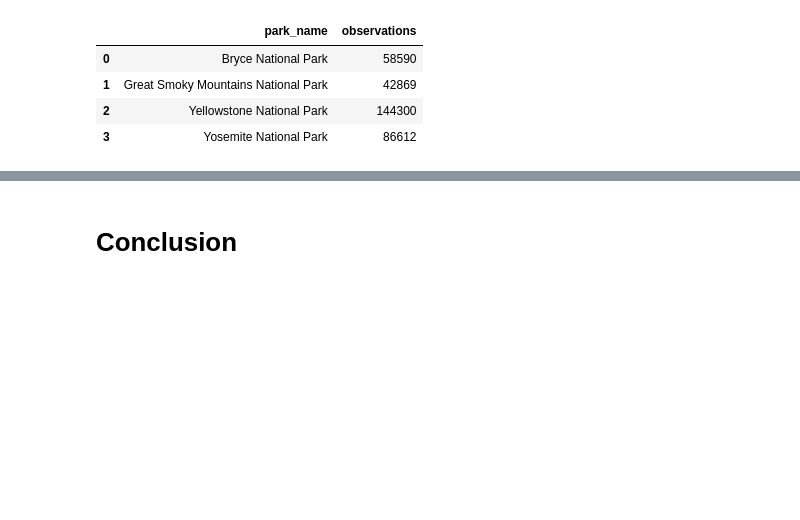
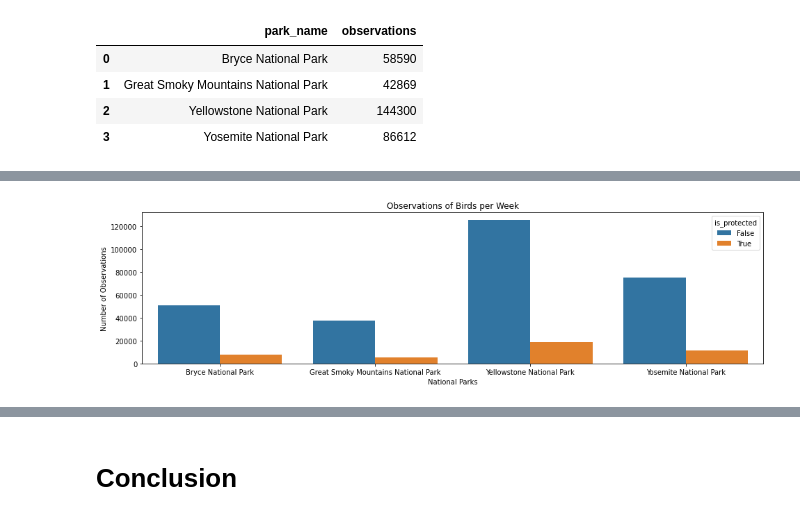
Before and after one commit to buga-man/data_science, a Jupyter notebook: biodiversity/biodiversity.ipynb, the cells around one changed output, grey strips where cells are left out. Drawn from its saved outputs; the diff is of its cells as text; code cells hidden in the pictures; blank space fills up the shorter version.

```diff
--- a/biodiversity/biodiversity.ipynb
+++ b/biodiversity/biodiversity.ipynb
@@ -550,0 +551,9 @@ obs_birds_by_park
+# %%
+plt.figure(figsize=(16, 4))
+sns.barplot(x=obs_birds_by_park.park_name, y= obs_birds_by_park.observations, hue=obs_birds_by_park.is_protected)
+plt.xlabel('National Parks')
+plt.ylabel('Number of Observations')
+plt.title('Observations of Birds per Week')
+plt.show()
+# %% [output]
+[figure, added]
```
Also changed, not shown: parts of 6 cells of this notebook.
